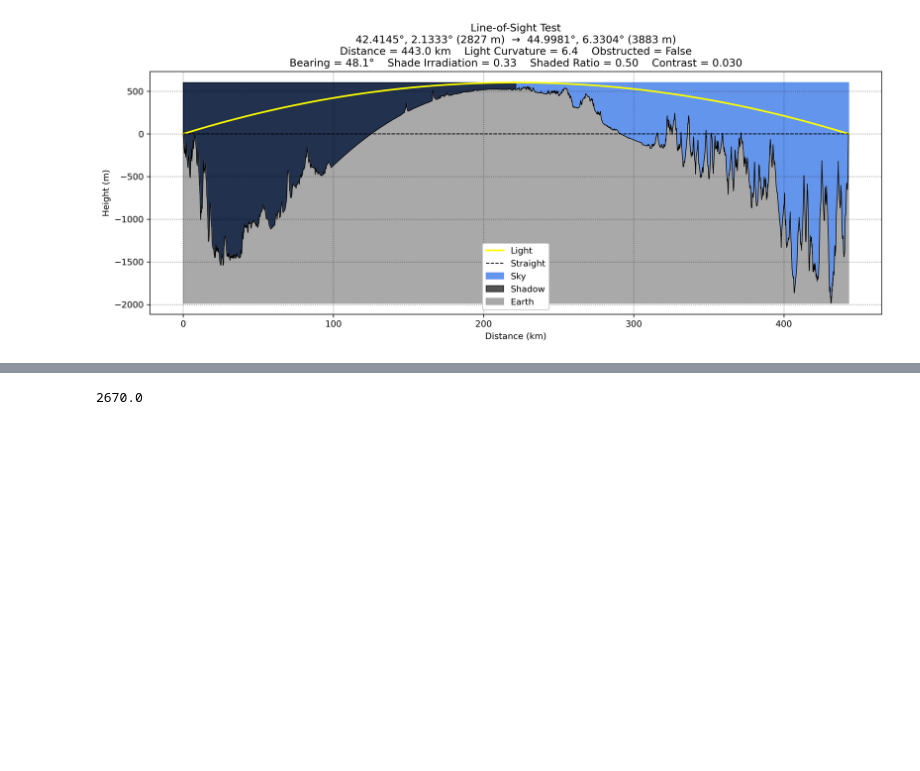
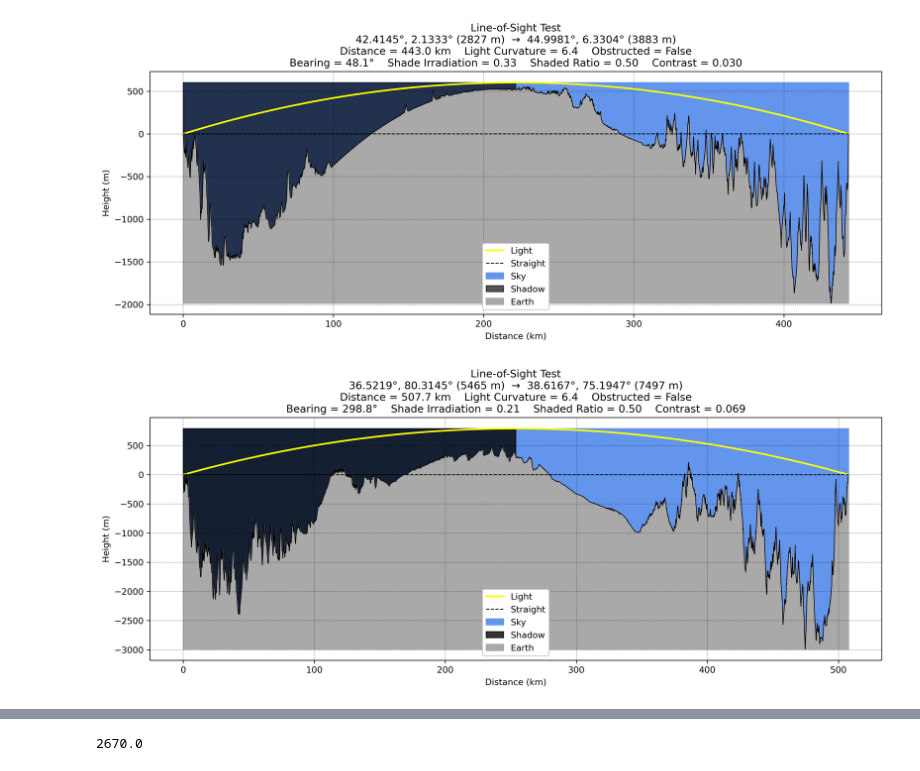
Before and after one commit to jgbreault/PinnaclePoints, a Jupyter notebook: scripts/general_analysis.ipynb, the cells around one changed output, grey strips where cells are left out. Drawn from its saved outputs; the diff is of its cells as text; code cells hidden in the pictures; blank space fills up the shorter version.

```diff
--- a/scripts/general_analysis.ipynb
+++ b/scripts/general_analysis.ipynb
@@ -20,0 +19,10 @@ pinnacle_point_map.save('../index.html')
+# %%
+obs = me.Summit(36.5219, 80.3145, 5465)
+trg = me.Summit(38.6167, 75.1947, 7497)
+los = me.LineOfSight(obs, trg)
+
+los.process_full_line_of_sight()
+
+los.plot(legend_location='lower center', plot_path='../misc/images/longest_LOS_JGB')
+# %% [output]
+[figure, added]
```
Also changed, not shown: parts of 3 cells of this notebook, 20 other files.
